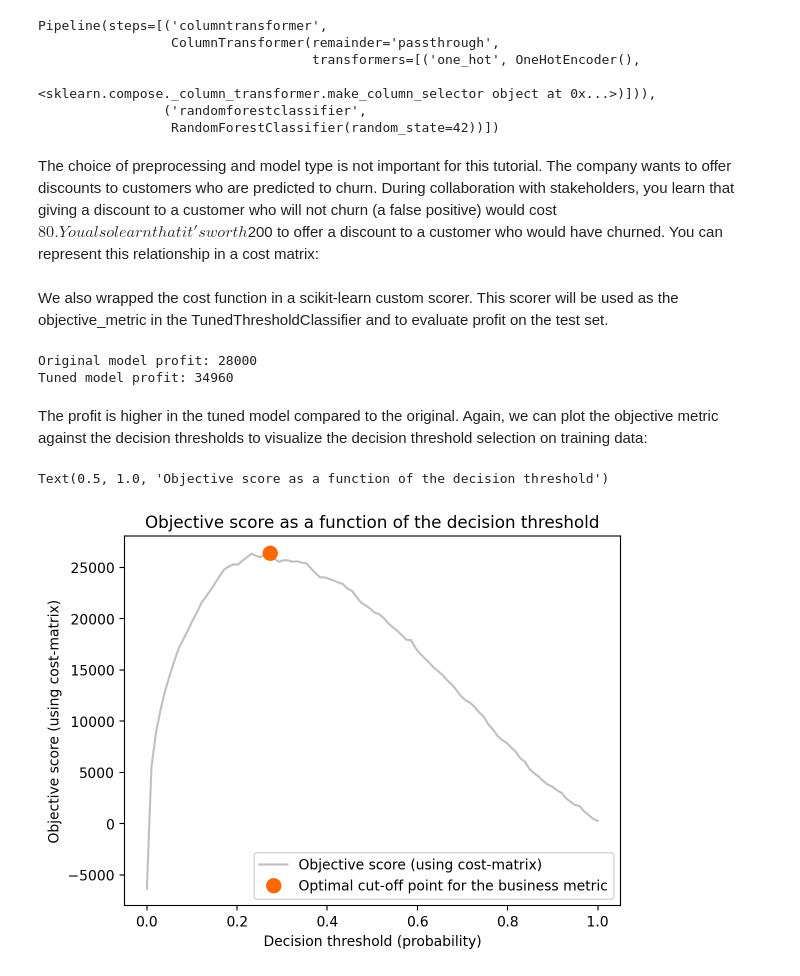
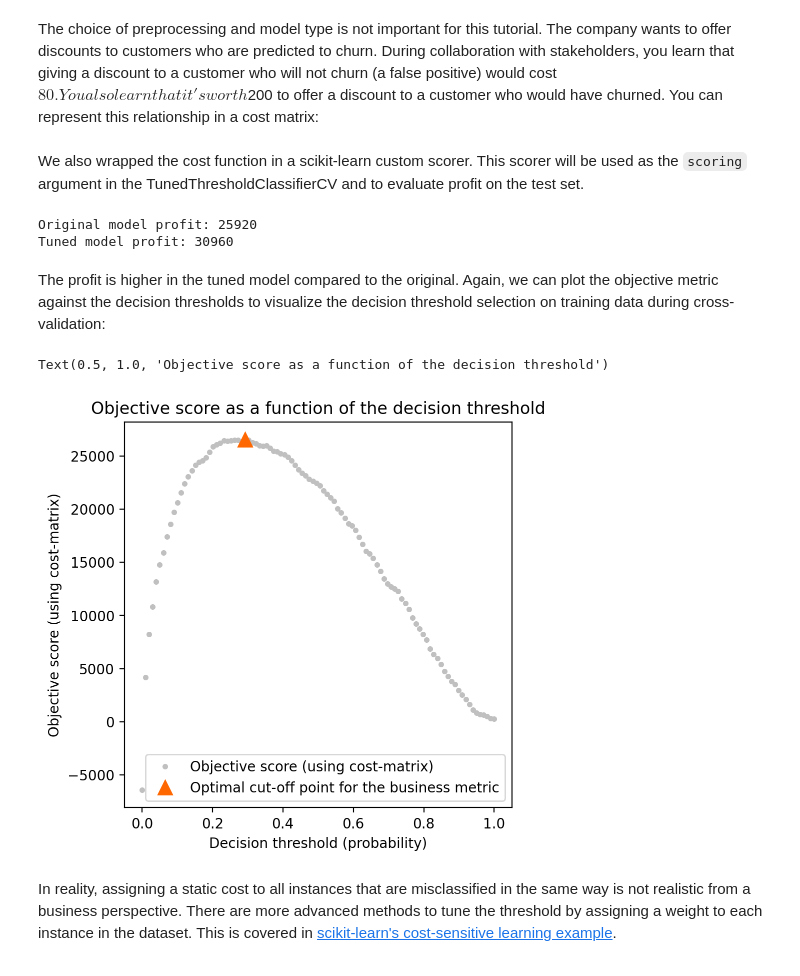
Before and after one commit to arvkevi/tunein-blog, a Jupyter notebook: tunein_code.ipynb, the cells around one changed output. Saved outputs shown, nothing was run; the diff lists cells and outputs as text; code cells hidden in the pictures.

```diff
--- a/tunein_code.ipynb
+++ b/tunein_code.ipynb
@@ -224,16 +162,10 @@ preprocessor = ColumnTransformer(
     remainder="passthrough",
 )
 
-original_model = make_pipeline(
-    preprocessor, RandomForestClassifier(random_state=42))
-original_model.fit(X_train.drop(columns=["customerID"]), y_train)
+original_churn_model = make_pipeline(
+    preprocessor, RandomForestClassifier(random_state=RANDOM_STATE)
+)
+original_churn_model.fit(X_train.drop(columns=["customerID"]), y_train);
-# %% [output]
-Pipeline(steps=[('columntransformer',
-                 ColumnTransformer(remainder='passthrough',
-                                   transformers=[('one_hot', OneHotEncoder(),
-                                                  <sklearn.compose._column_transformer.make_column_selector object at 0x...>)])),
-                ('randomforestclassifier',
-                 RandomForestClassifier(random_state=42))])
 # %% [markdown]
 The choice of preprocessing and model type is not important for this tutorial. The company wants to offer discounts to customers who are predicted to churn. During collaboration with stakeholders, you learn that giving a discount to a customer who will not churn (a false positive) would cost $80. You also learn that it's worth $200 to offer a discount to a customer who would have churned. You can represent this relationship in a cost matrix:
 # %%
@@ -245,47 +177,56 @@ def cost_function(y, y_pred, neg_label, pos_label):
 
 cost_scorer = make_scorer(cost_function, neg_label=0, pos_label=1)
 # %% [markdown]
-We also wrapped the cost function in a scikit-learn custom scorer. This scorer will be used as the objective_metric in the TunedThresholdClassifier and to evaluate profit on the test set.
+We also wrapped the cost function in a scikit-learn custom scorer. This scorer will be used as the `scoring` argument in the TunedThresholdClassifierCV and to evaluate profit on the test set.
 # %%
-tuned_model = TunedThresholdClassifier(
-    original_model,
-    objective_metric=cost_scorer,
-    pos_label=1,
+tuned_churn_model = TunedThresholdClassifierCV(
+    original_churn_model,
+    scoring=cost_scorer,
     store_cv_results=True,
 )
 
-tuned_model.fit(X_train.drop(columns=["customerID"]), y_train)
+tuned_churn_model.fit(X_train.drop(columns=["customerID"]), y_train)
 
 # Calculate the profit on the test set
 original_model_profit = cost_scorer(
-    original_model, X_test.drop(columns=["customerID"]), y_test)
+    original_churn_model, X_test.drop(columns=["customerID"]), y_test
+)
 tuned_model_profit = cost_scorer(
-    tuned_model, X_test.drop(columns=["customerID"]), y_test)
+    tuned_churn_model, X_test.drop(columns=["customerID"]), y_test
+)
 
 print(f"Original model profit: {original_model_profit}")
 print(f"Tuned model profit: {tuned_model_profit}")
 # %% [output]
-Original model profit: 28000
-Tuned model profit: 34960
+Original model profit: 25920
+Tuned model profit: 30960
 # %% [markdown]
-The profit is higher in the tuned model compared to the original. Again, we can plot the objective metric against the decision thresholds to visualize the decision threshold selection on training data:
+The profit is higher in the tuned model compared to the original. Again, we can plot the objective metric against the decision thresholds to visualize the decision threshold selection on training data during cross-validation:
 # %%
-fig, ax = plt.subplots()
+fig, ax = plt.subplots(figsize=(5, 5))
 ax.plot(
-    tuned_model.cv_results_["thresholds"], tuned_model.cv_results_["scores"], color="#c0c0c0", label="Objective score (using cost-matrix)"
+    tuned_churn_model.cv_results_["thresholds"],
+    tuned_churn_model.cv_results_["scores"],
+    marker="o",
+    markersize=3,
+    linewidth=1e-3,
+    color="#c0c0c0",
+    label="Objective score (using cost-matrix)",
 )
 ax.plot(
-    tuned_model.best_threshold_,
-    tuned_model.best_score_,
-    "o",
+    tuned_churn_model.best_threshold_,
+    tuned_churn_model.best_score_,
+    "^",
     markersize=10,
     color="#ff6700",
     label="Optimal cut-off point for the business metric",
 )
 ax.legend()
 ax.set_xlabel("Decision threshold (probability)")
 ax.set_ylabel("Objective score (using cost-matrix)")
 ax.set_title("Objective score as a function of the decision threshold")
 # %% [output]
 Text(0.5, 1.0, 'Objective score as a function of the decision threshold')
-[figure, old version]
+[figure, new version]
+# %% [markdown]
+In reality, assigning a static cost to all instances that are misclassified in the same way is not realistic from a business perspective. There are more advanced methods to tune the threshold by assigning a weight to each instance in the dataset. This is covered in [scikit-learn's cost-sensitive learning example](https://scikit-learn.org/stable/auto_examples/model_selection/plot_cost_sensitive_learning.html#sphx-glr-auto-examples-model-selection-plot-cost-sensitive-learning-py).
```
Also changed, not shown: parts of 31 cells of this notebook, 1 other file.
